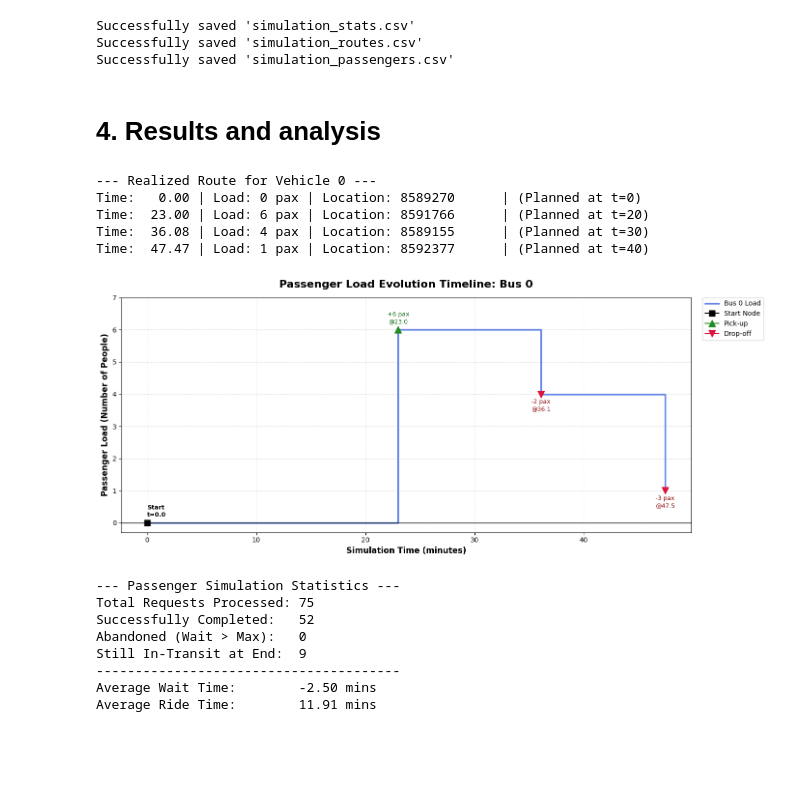
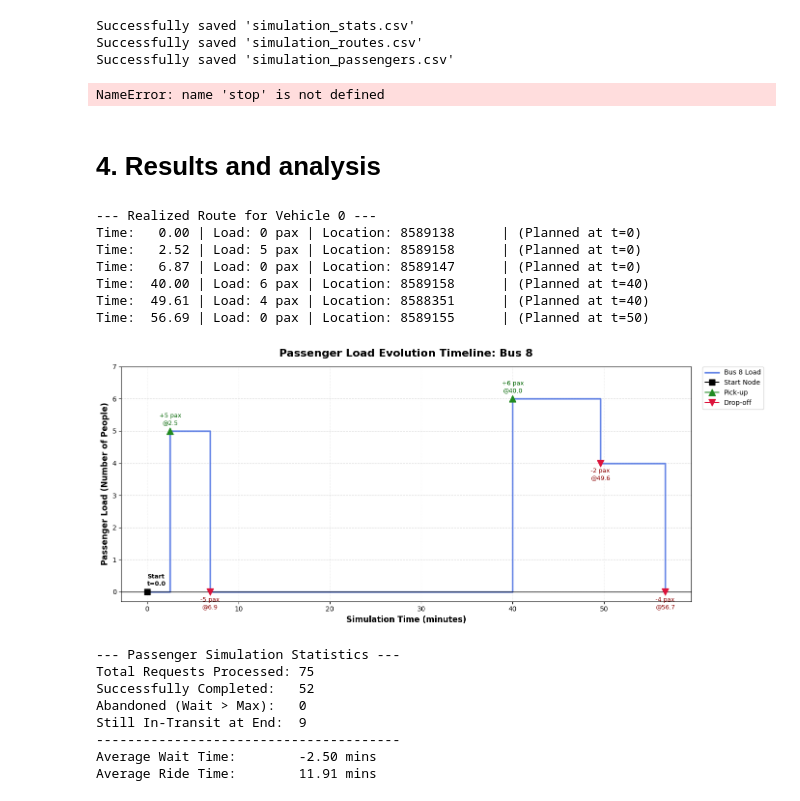
Before and after one commit to arthiu/Semester_Project_Meng_Xu, a Jupyter notebook: Minibus_simulation-main/Semester_project_final.ipynb, the cells around one changed output. Saved outputs shown, nothing was run; the diff lists cells and outputs as text; code cells hidden in the pictures; blank space fills up the shorter version.

```diff
--- a/Minibus_simulation-main/Semester_project_final.ipynb
+++ b/Minibus_simulation-main/Semester_project_final.ipynb
@@ -1369,6 +1364,10 @@ print("Successfully saved 'simulation_passengers.csv'")
 Successfully saved 'simulation_stats.csv'
 Successfully saved 'simulation_routes.csv'
 Successfully saved 'simulation_passengers.csv'
+# %%
+stop
+# %% [output]
+NameError: name 'stop' is not defined
 # %% [markdown]
 # 4. Results and analysis
 # %%
@@ -1472,40 +1471,42 @@ def plot_bus_load_evolution(realized_route, bus_id=0):
     plt.grid(True, axis='x', linestyle=':', alpha=0.3)
 
     # Cleanup legend
     handles, labels = plt.gca().get_legend_handles_labels()
     # Filter out empty labels
     valid_handles = [h for h, l in zip(handles, labels) if l]
     valid_labels = [l for l in labels if l]
     plt.legend(valid_handles, valid_labels, loc='upper left', bbox_to_anchor=(1.02, 1), borderaxespad=0.)
 
     # Add a horizontal line at Y=0 for visual grounding
     plt.axhline(0, color='black', linewidth=1)
 
     plt.tight_layout()
     plt.show()
 
 # --- How to use it after your simulation runs ---
 
 # 1. Extract the true history for vehicle k=0
-realized_k0 = get_realized_route(routes, bus_id=0)
+realized_k0 = get_realized_route(routes, bus_id=8)
 
 # 2. Print it out to see the passenger load evolution
 print(f"--- Realized Route for Vehicle 0 ---")
 for step in realized_k0:
     print(f"Time: {step['arrival_time']:>6.2f} | "
           f"Load: {step['passenger_load']} pax | "
           f"Location: {step['location']:<12} | "
           f"(Planned at t={step['executed_during_interval']})")
 
 # Run the plotting function on your extracted data
-plot_bus_load_evolution(realized_k0, bus_id=0)
+plot_bus_load_evolution(realized_k0, bus_id=8)
 # %% [output]
 --- Realized Route for Vehicle 0 ---
-Time:   0.00 | Load: 0 pax | Location: 8589270      | (Planned at t=0)
-Time:  23.00 | Load: 6 pax | Location: 8591766      | (Planned at t=20)
-Time:  36.08 | Load: 4 pax | Location: 8589155      | (Planned at t=30)
-Time:  47.47 | Load: 1 pax | Location: 8592377      | (Planned at t=40)
+Time:   0.00 | Load: 0 pax | Location: 8589138      | (Planned at t=0)
+Time:   2.52 | Load: 5 pax | Location: 8589158      | (Planned at t=0)
+Time:   6.87 | Load: 0 pax | Location: 8589147      | (Planned at t=0)
+Time:  40.00 | Load: 6 pax | Location: 8589158      | (Planned at t=40)
+Time:  49.61 | Load: 4 pax | Location: 8588351      | (Planned at t=40)
+Time:  56.69 | Load: 0 pax | Location: 8589155      | (Planned at t=50)
-[figure, old version]
+[figure, new version]
 # %%
 def analyze_passenger_stats(passenger_history):
     completed_trips = 0
```
Also changed, not shown: parts of 1 cell of this notebook, 4 other files.
